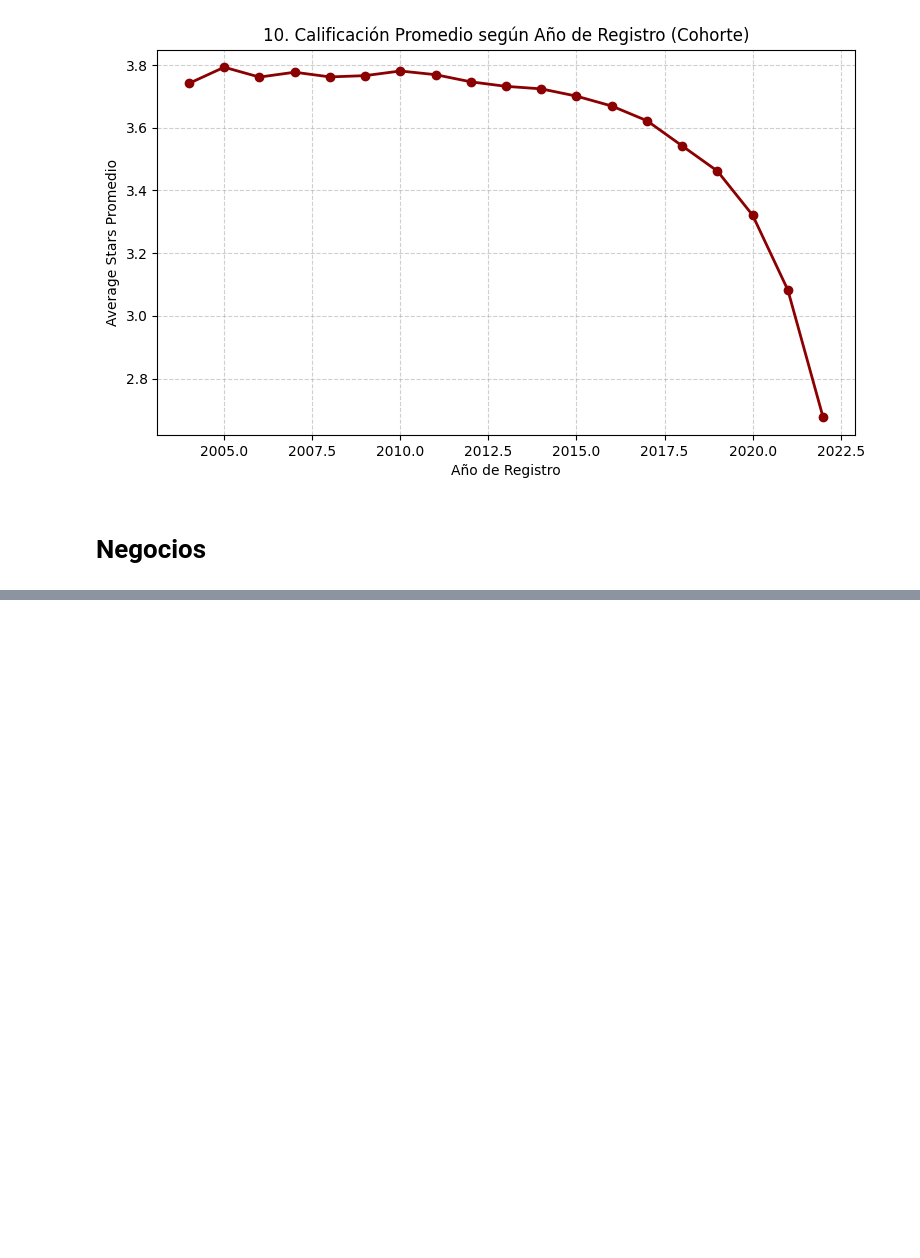
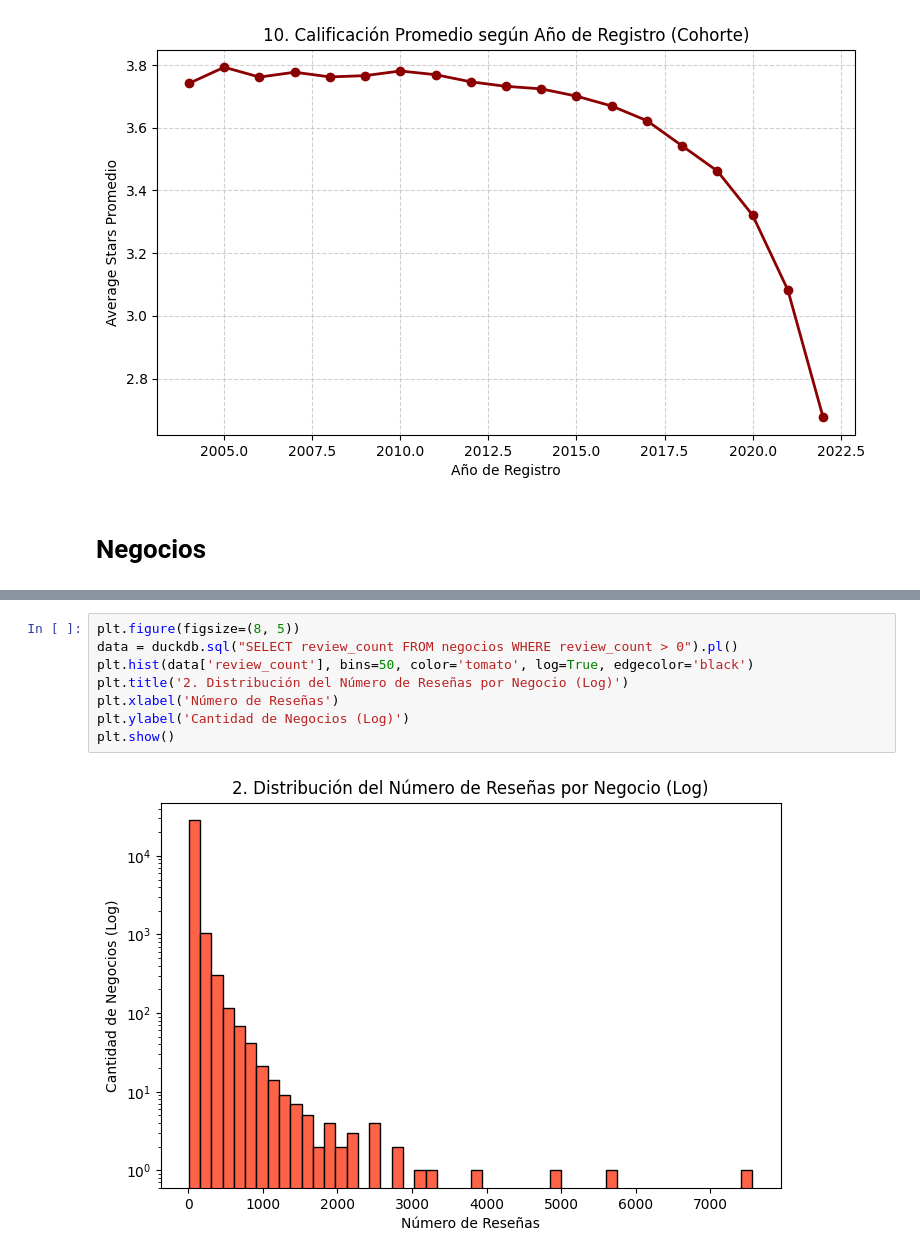
Before and after one commit to yabol02/recsys_content, a Jupyter notebook: notebooks/eda_sql.ipynb, the cells around one changed output, grey strips where cells are left out. Cells and saved outputs as stored; diff of their text form; blank space fills up the shorter version.

```diff
--- a/notebooks/eda_sql.ipynb
+++ b/notebooks/eda_sql.ipynb
@@ -306,0 +373,10 @@ plt.show()
+# %%
+plt.figure(figsize=(8, 5))
+data = duckdb.sql("SELECT review_count FROM negocios WHERE review_count > 0").pl()
+plt.hist(data['review_count'], bins=50, color='tomato', log=True, edgecolor='black')
+plt.title('2. Distribución del Número de Reseñas por Negocio (Log)')
+plt.xlabel('Número de Reseñas')
+plt.ylabel('Cantidad de Negocios (Log)')
+plt.show()
+# %% [output]
+[figure, added]
```
Also changed, not shown: parts of 20 cells of this notebook, 2 other files.
